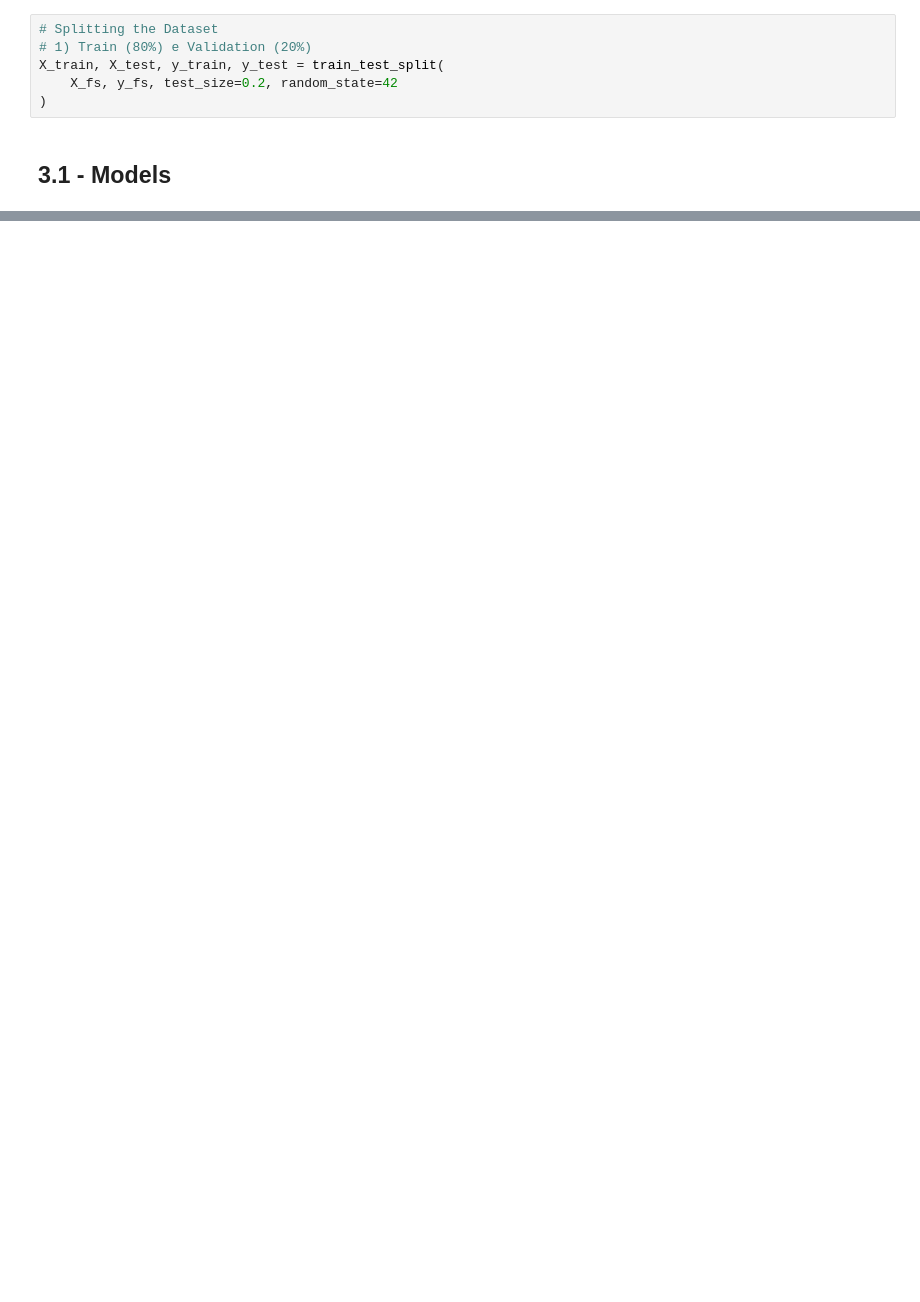
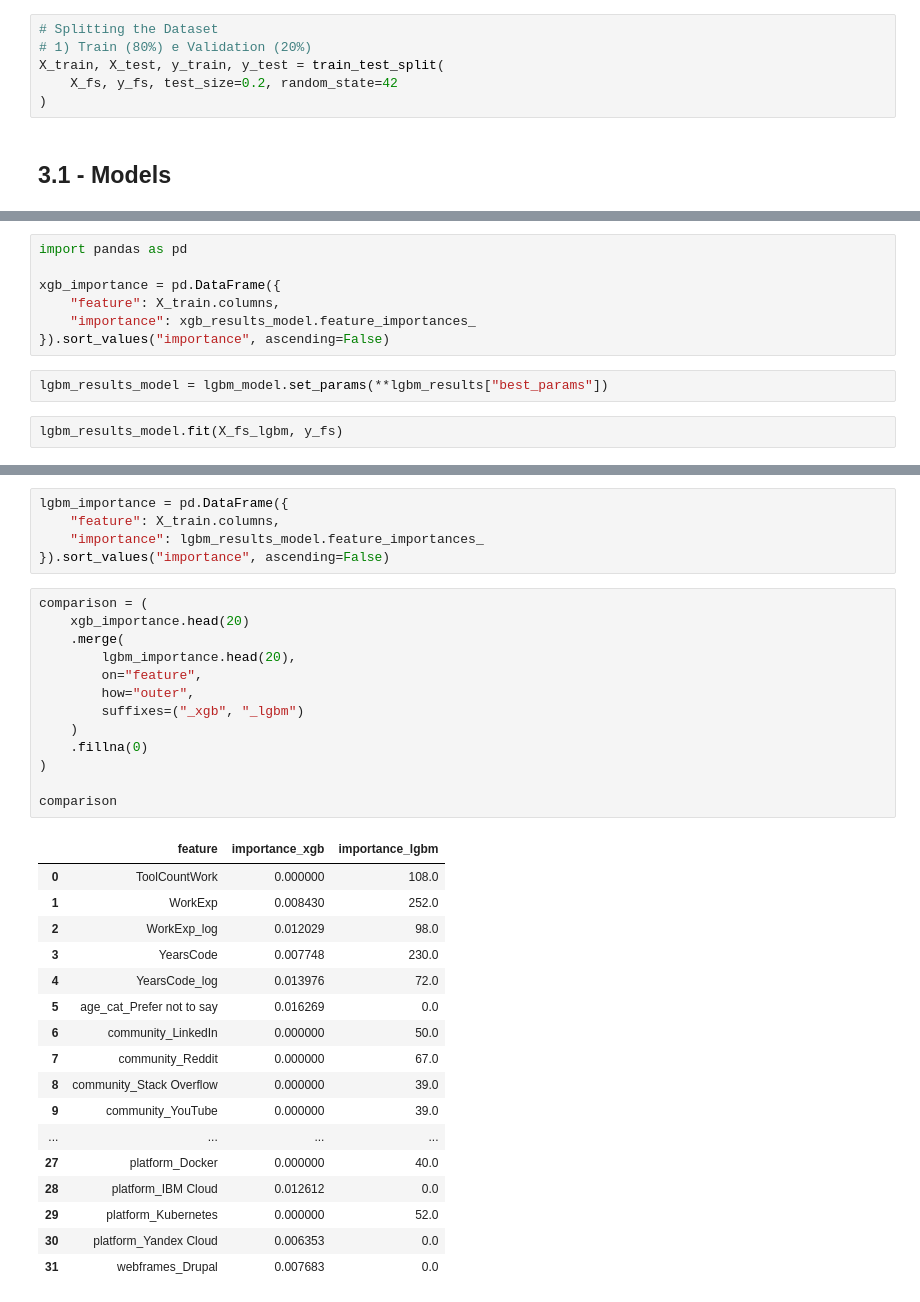
Before and after one commit to ViniciusTMiura/learning-projects, a Jupyter notebook: stackoverflow-udacity-project-course-2/notebooks/02_modeling.ipynb, the cells around one changed output, grey strips where cells are left out. Drawn from its saved outputs; the diff is of its cells as text; blank space fills up the shorter version.

```diff
--- a/stackoverflow-udacity-project-course-2/notebooks/02_modeling.ipynb
+++ b/stackoverflow-udacity-project-course-2/notebooks/02_modeling.ipynb
@@ -500,0 +734,11 @@ LinearRegression()
+# %%
+import pandas as pd
+
+xgb_importance = pd.DataFrame({
+    "feature": X_train.columns,
+    "importance": xgb_results_model.feature_importances_
+}).sort_values("importance", ascending=False)
+# %%
+lgbm_results_model = lgbm_model.set_params(**lgbm_results["best_params"])
+# %%
+lgbm_results_model.fit(X_fs_lgbm, y_fs)
@@ -500,0 +766,36 @@ LinearRegression()
+# %%
+lgbm_importance = pd.DataFrame({
+    "feature": X_train.columns,
+    "importance": lgbm_results_model.feature_importances_
+}).sort_values("importance", ascending=False)
+# %%
+comparison = (
+    xgb_importance.head(20)
+    .merge(
+        lgbm_importance.head(20),
+        on="feature",
+        how="outer",
+        suffixes=("_xgb", "_lgbm")
+    )
+    .fillna(0)
+)
+
+comparison
+# %% [output]
+|  | feature | importance_xgb | importance_lgbm |
+| 0 | ToolCountWork | 0.000000 | 108.0 |
+| 1 | WorkExp | 0.008430 | 252.0 |
+| 2 | WorkExp_log | 0.012029 | 98.0 |
+| 3 | YearsCode | 0.007748 | 230.0 |
+| 4 | YearsCode_log | 0.013976 | 72.0 |
+| 5 | age_cat_Prefer not to say | 0.016269 | 0.0 |
+| 6 | community_LinkedIn | 0.000000 | 50.0 |
+| 7 | community_Reddit | 0.000000 | 67.0 |
+| 8 | community_Stack Overflow | 0.000000 | 39.0 |
+| 9 | community_YouTube | 0.000000 | 39.0 |
+| ... | ... | ... | ... |
+| 27 | platform_Docker | 0.000000 | 40.0 |
+| 28 | platform_IBM Cloud | 0.012612 | 0.0 |
+| 29 | platform_Kubernetes | 0.000000 | 52.0 |
+| 30 | platform_Yandex Cloud | 0.006353 | 0.0 |
+| 31 | webframes_Drupal | 0.007683 | 0.0 |
```
Also changed, not shown: parts of 32 cells of this notebook, 1 other file.
